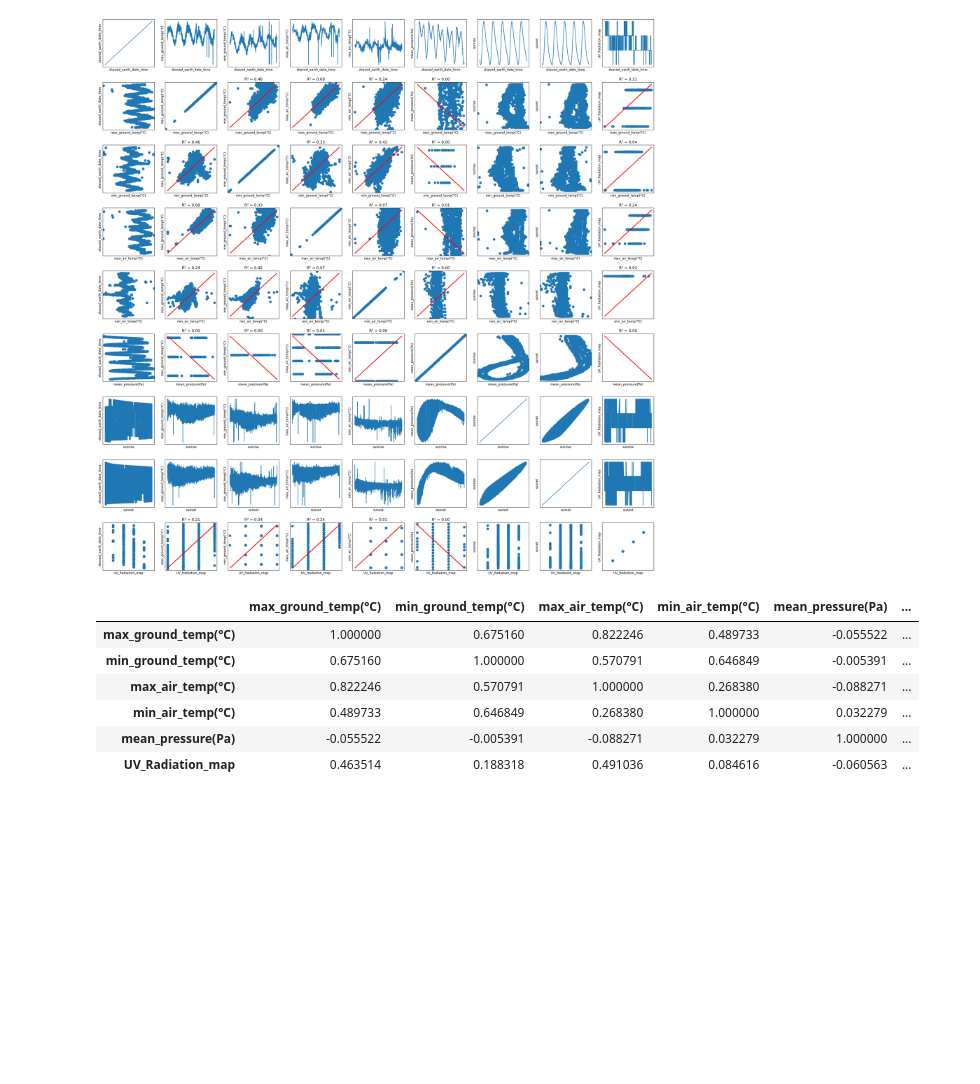
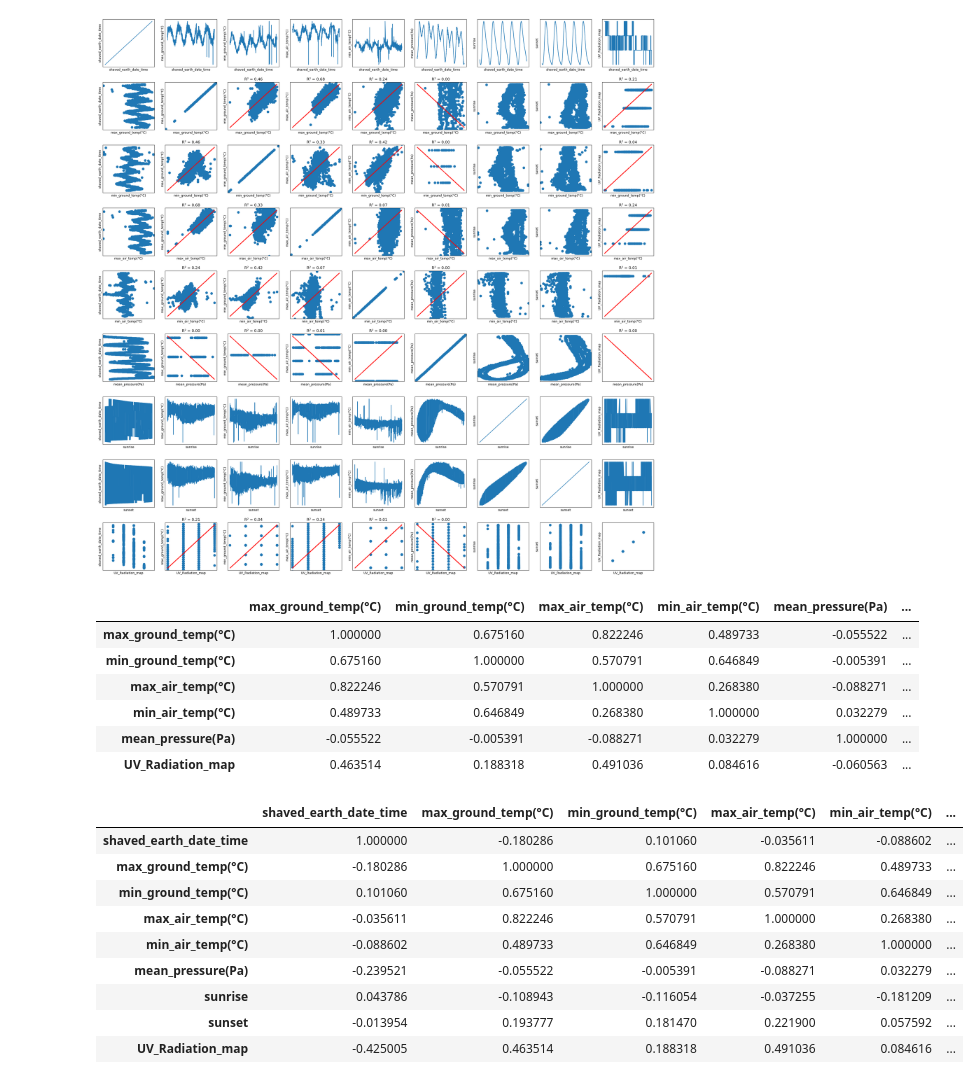
Before and after one commit to Shashikumar-ezhilarasu/marsrover-ML-model, a Jupyter notebook: marsrover.ipynb, the cells around one changed output. Drawn from its saved outputs; the diff is of its cells as text; code cells hidden in the pictures; blank space fills up the shorter version.

```diff
--- a/marsrover.ipynb
+++ b/marsrover.ipynb
@@ -267,3 +267,16 @@ relevant_df.corr(numeric_only=True)
 | min_air_temp(°C) | 0.489733 | 0.646849 | 0.268380 | 1.000000 | 0.032279 | ... |
 | mean_pressure(Pa) | -0.055522 | -0.005391 | -0.088271 | 0.032279 | 1.000000 | ... |
 | UV_Radiation_map | 0.463514 | 0.188318 | 0.491036 | 0.084616 | -0.060563 | ... |
+# %%
+relevant_df.corr()
+# %% [output]
+|  | shaved_earth_date_time | max_ground_temp(°C) | min_ground_temp(°C) | max_air_temp(°C) | min_air_temp(°C) | ... |
+| shaved_earth_date_time | 1.000000 | -0.180286 | 0.101060 | -0.035611 | -0.088602 | ... |
+| max_ground_temp(°C) | -0.180286 | 1.000000 | 0.675160 | 0.822246 | 0.489733 | ... |
+| min_ground_temp(°C) | 0.101060 | 0.675160 | 1.000000 | 0.570791 | 0.646849 | ... |
+| max_air_temp(°C) | -0.035611 | 0.822246 | 0.570791 | 1.000000 | 0.268380 | ... |
+| min_air_temp(°C) | -0.088602 | 0.489733 | 0.646849 | 0.268380 | 1.000000 | ... |
+| mean_pressure(Pa) | -0.239521 | -0.055522 | -0.005391 | -0.088271 | 0.032279 | ... |
+| sunrise | 0.043786 | -0.108943 | -0.116054 | -0.037255 | -0.181209 | ... |
+| sunset | -0.013954 | 0.193777 | 0.181470 | 0.221900 | 0.057592 | ... |
+| UV_Radiation_map | -0.425005 | 0.463514 | 0.188318 | 0.491036 | 0.084616 | ... |
```
Also changed, not shown: parts of 3 cells of this notebook, 1 other file.
